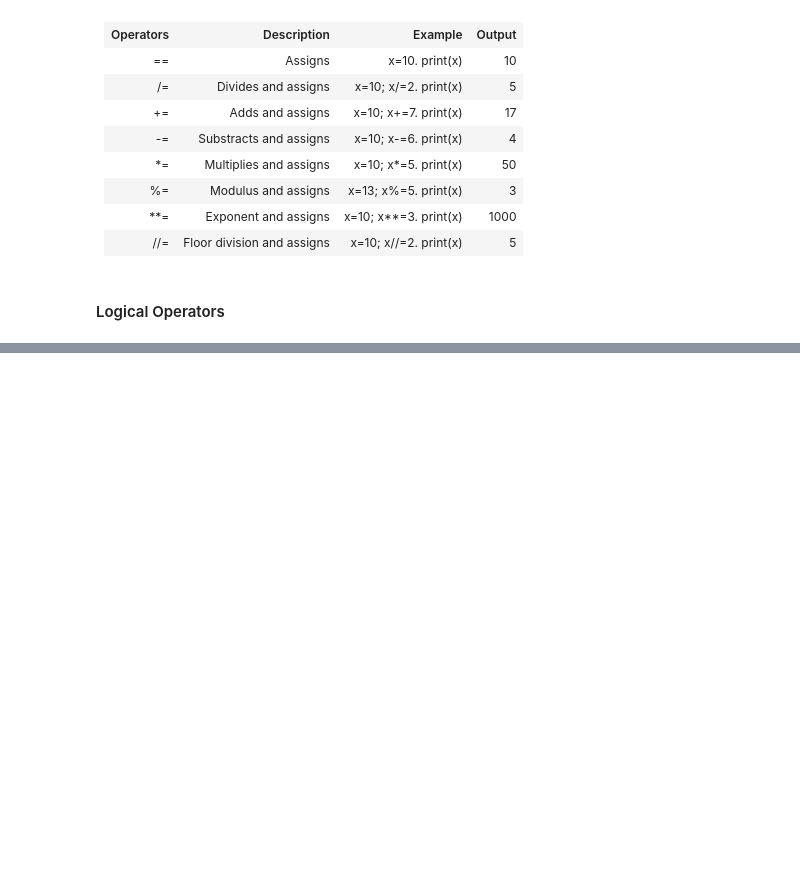
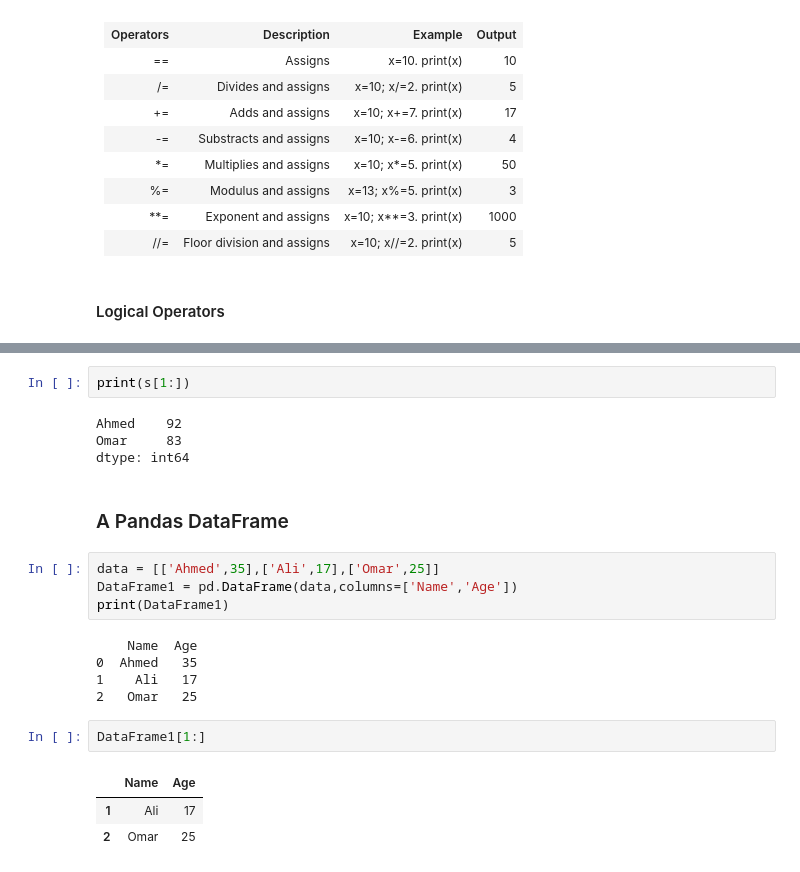
Before and after one commit to HermanMoreno98/Data-Analysis-Python, a Jupyter notebook: Data Analysis.ipynb, the cells around one changed output, grey strips where cells are left out. Cells and saved outputs as stored; diff of their text form; blank space fills up the shorter version.

```diff
--- a/Data Analysis.ipynb
+++ b/Data Analysis.ipynb
@@ -293,0 +687,23 @@ print(round(x,2))
+# %%
+print(s[1:])
+# %% [output]
+Ahmed    92
+Omar     83
+dtype: int64
+# %% [markdown]
+### A Pandas DataFrame
+# %%
+data = [['Ahmed',35],['Ali',17],['Omar',25]]
+DataFrame1 = pd.DataFrame(data,columns=['Name','Age'])
+print(DataFrame1)
+# %% [output]
+    Name  Age
+0  Ahmed   35
+1    Ali   17
+2   Omar   25
+# %%
+DataFrame1[1:]
+# %% [output]
+|  | Name | Age |
+| 1 | Ali | 17 |
+| 2 | Omar | 25 |
```
Also changed, not shown: parts of 69 cells of this notebook, 3 other files.
